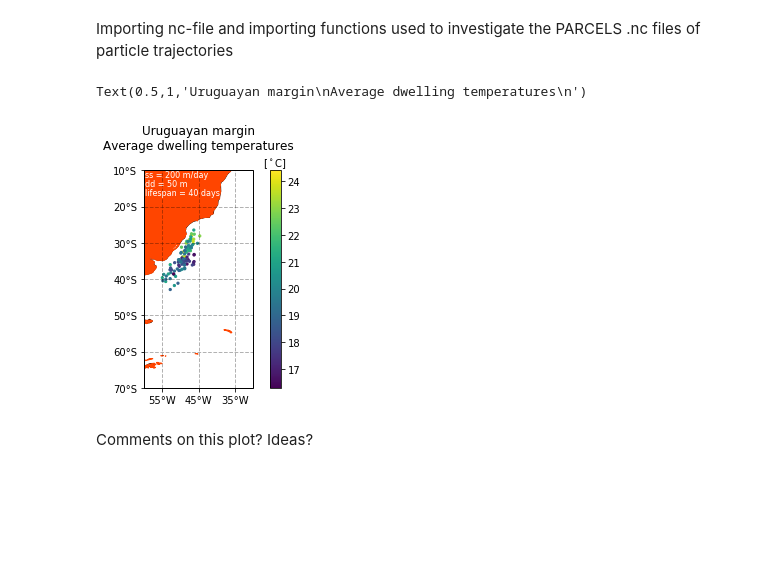
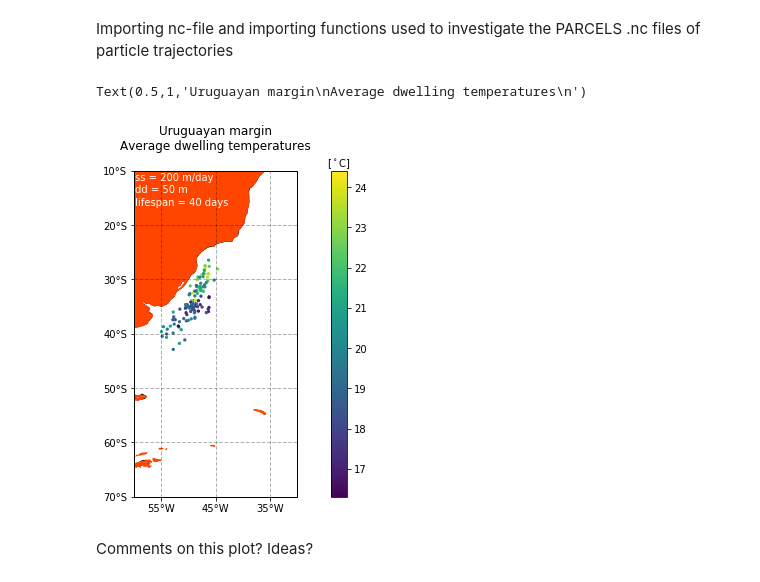
Before and after one commit to UU-IMAU/Python-for-lunch-Notebooks, a Jupyter notebook: PFL_08_plotting_advanced/Plotting_presentation.ipynb, the cells around one changed output. Cells and saved outputs as stored; diff of their text form; code cells hidden in the pictures; blank space fills up the shorter version.

Commit message:
Update Plotting_presentation.ipynb
changed size figure

```diff
--- a/PFL_08_plotting_advanced/Plotting_presentation.ipynb
+++ b/PFL_08_plotting_advanced/Plotting_presentation.ipynb
@@ -145,29 +145,29 @@ Importing nc-file and importing functions used to investigate the PARCELS .nc fi
 # %%
 file_d18O = '/home/students/4082842/projects/Master_thesis/results/Sal_to_d18Otest7_dd50_sp200_lon[-52.41]_lat[-36.23]_depth[2535]_nr1.nc'
 
 from functions_for_traj import load_particles_file, find_dwell, find_final, chanceT, value_ranges, temp_grouping
 T = load_particles_file(file_d18O,['time','lon', 'lat', 'age', 'temp', 'z', 'd18oc', 'd18ow', 'loctemp'])
 DwellTemp_arr, AvTemp_arr, Stdev_arr, obsmax, trajmax, = find_dwell(T.temp, T.z)
 Final_temp, FinalLon, FinalLat = find_final(trajmax, DwellTemp_arr, T.lon, T.lat)
 
 name = str('Average dwelling temperatures')
-fig = plt.figure()
+fig = plt.figure(figsize= (12,6))
 Uruguayan_margin()
 plt.scatter(FinalLon[:], FinalLat[:], c=AvTemp_arr[:], s=5) #c=AvTemp[:] c=FinalTemp[:]
 plt.set_cmap('viridis')
 cbar = plt.colorbar()
 cbar.ax.xaxis.set_label_position('top')
 cbar.ax.set_xlabel('[$^\circ$C]')
-plt.text(-59.8, -10, 'ss = 200 m/day',verticalalignment='top', horizontalalignment='left',
-        color='white', fontsize=8)
+plt.text(-59.8, -10.3, 'ss = 200 m/day',verticalalignment='top', horizontalalignment='left',
+        color='white', fontsize=10)
 plt.text(-59.8, -12.5, 'dd = 50 m',verticalalignment='top', horizontalalignment='left',
-        color='white', fontsize=8)
+        color='white', fontsize=10)
 plt.text(-59.8, -15, 'lifespan = 40 days',verticalalignment='top', horizontalalignment='left',
-        color='white', fontsize=8)
+        color='white', fontsize=10)
 plt.title('Uruguayan margin' +'\n'+ name + '\n' )
 # %% [output]
 Text(0.5,1,'Uruguayan margin\nAverage dwelling temperatures\n')
-[figure, old version]
+[figure, new version]
 # %% [markdown]
 Comments on this plot? Ideas?
 # %%
```
Also changed, not shown: parts of 1 cell of this notebook.
